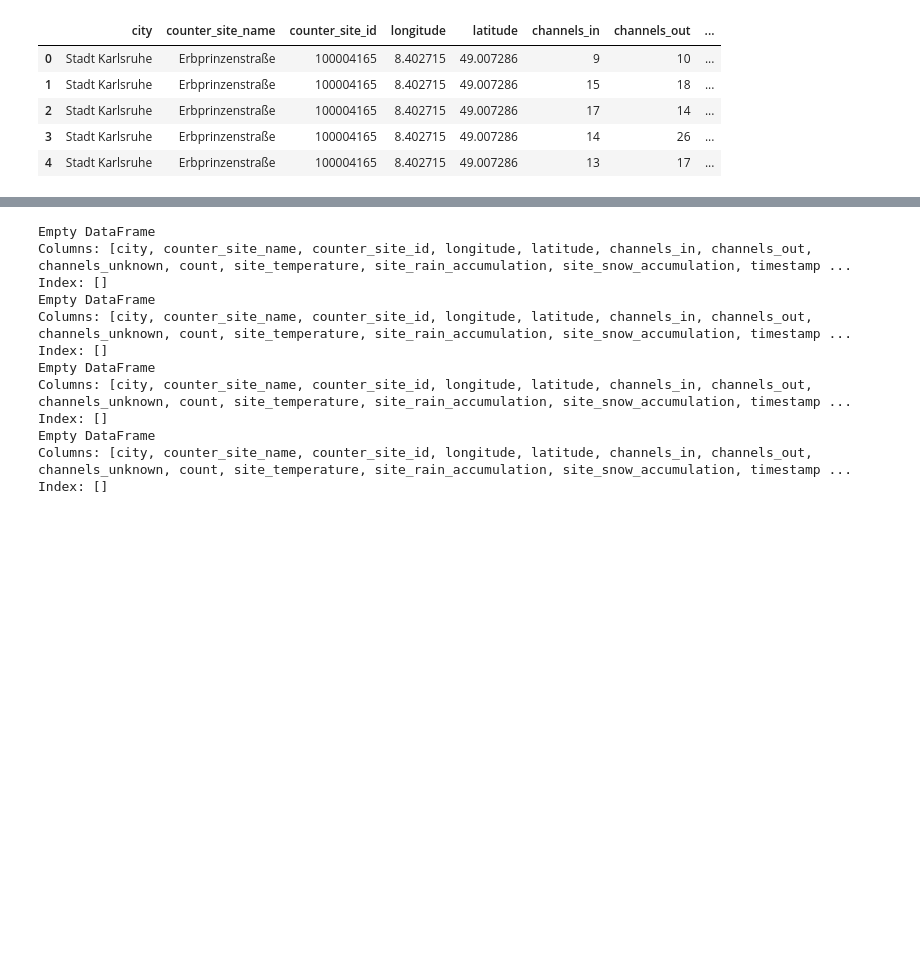
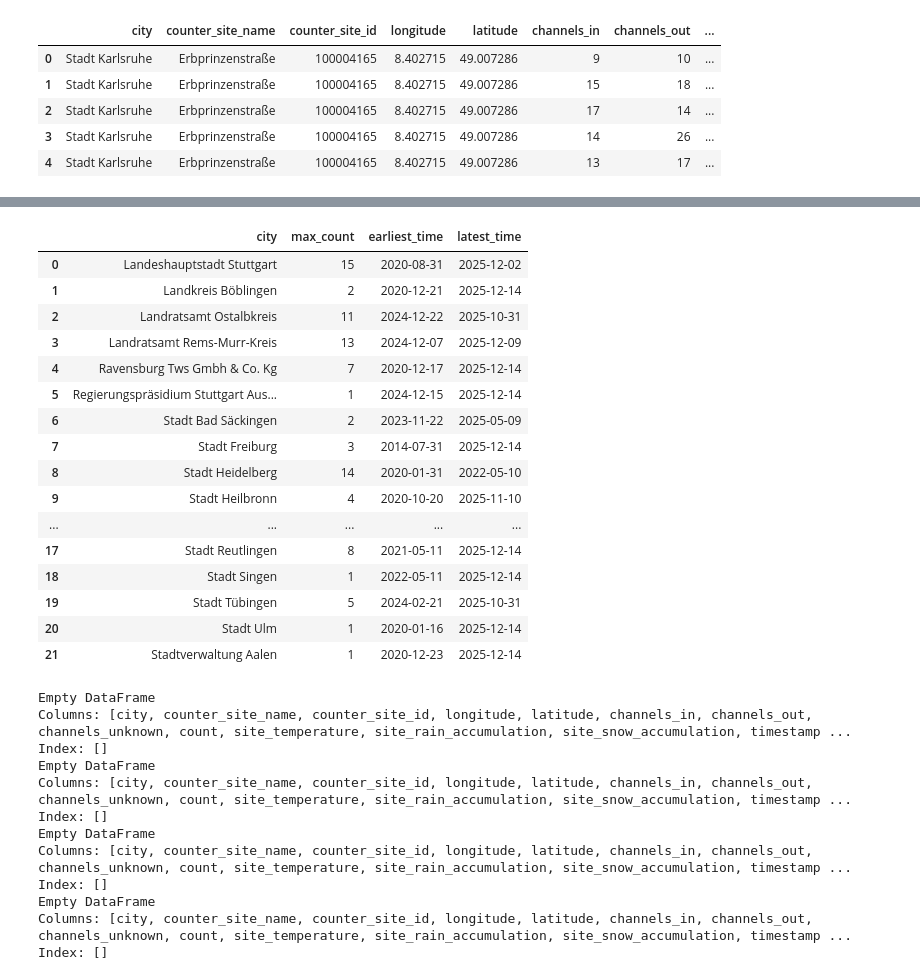
Before and after one commit to skessler01/data_literacy, a Jupyter notebook: notebooks/data_load_2.ipynb, the cells around one changed output, grey strips where cells are left out. Cells and saved outputs as stored; diff of their text form; code cells hidden in the pictures; blank space fills up the shorter version.

```diff
--- a/notebooks/data_load_2.ipynb
+++ b/notebooks/data_load_2.ipynb
@@ -322,0 +325,8 @@ memory usage: 607.3+ MB
+# %%
+
+result = data_cleaned.groupby('city')['counter_site_name'].agg(
+    unique_sites=lambda x: list(set(x)))
+result['count_unique_sites'] = result['unique_sites'].apply(len)
+result.reset_index()
+
+print(result)
@@ -323,3 +405,23 @@ memory usage: 607.3+ MB
+# %%
+earliest_latest_at_max(data_cleaned)
+# %% [output]
+|  | city | max_count | earliest_time | latest_time |
+| 0 | Landeshauptstadt Stuttgart | 15 | 2020-08-31 | 2025-12-02 |
+| 1 | Landkreis Böblingen | 2 | 2020-12-21 | 2025-12-14 |
+| 2 | Landratsamt Ostalbkreis | 11 | 2024-12-22 | 2025-10-31 |
+| 3 | Landratsamt Rems-Murr-Kreis | 13 | 2024-12-07 | 2025-12-09 |
+| 4 | Ravensburg Tws Gmbh & Co. Kg | 7 | 2020-12-17 | 2025-12-14 |
+| 5 | Regierungspräsidium Stuttgart Aus... | 1 | 2024-12-15 | 2025-12-14 |
+| 6 | Stadt Bad Säckingen | 2 | 2023-11-22 | 2025-05-09 |
+| 7 | Stadt Freiburg | 3 | 2014-07-31 | 2025-12-14 |
+| 8 | Stadt Heidelberg | 14 | 2020-01-31 | 2022-05-10 |
+| 9 | Stadt Heilbronn | 4 | 2020-10-20 | 2025-11-10 |
+| ... | ... | ... | ... | ... |
+| 17 | Stadt Reutlingen | 8 | 2021-05-11 | 2025-12-14 |
+| 18 | Stadt Singen | 1 | 2022-05-11 | 2025-12-14 |
+| 19 | Stadt Tübingen | 5 | 2024-02-21 | 2025-10-31 |
+| 20 | Stadt Ulm | 1 | 2020-01-16 | 2025-12-14 |
+| 21 | Stadtverwaltung Aalen | 1 | 2020-12-23 | 2025-12-14 |
 # %%
 # ersetze 'na' Werte in den 3 channel spalten durch 0, um "Checksum" berechnen zu können
 data_cleaned['channels_in'] = np.where(data_cleaned['channels_in'].eq('na'), 0, data_cleaned['channels_in'])
```
Also changed, not shown: parts of 7 cells of this notebook, 1 other file.
